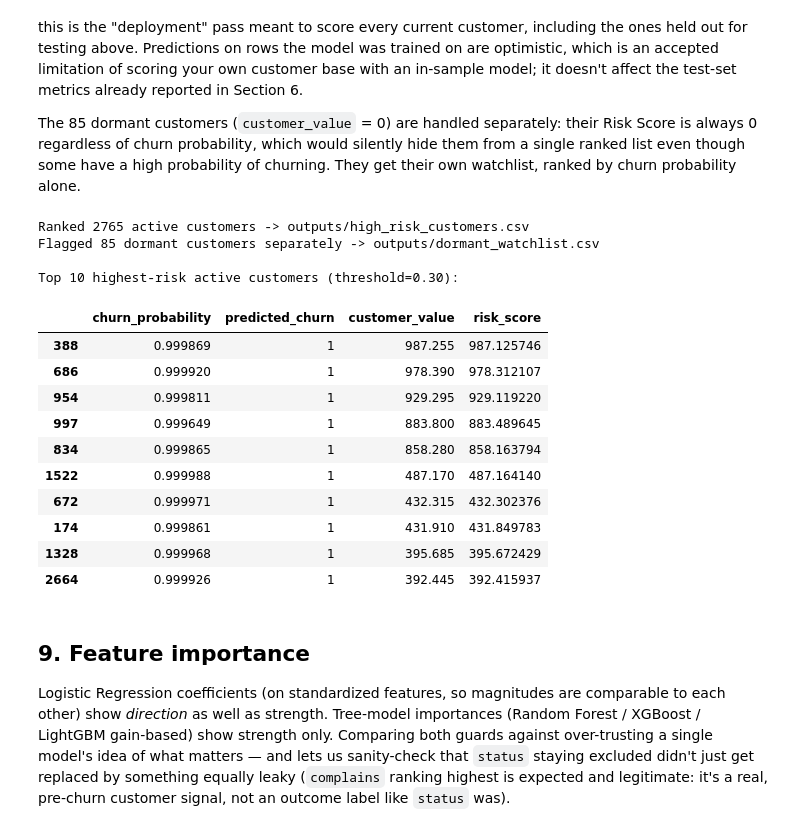
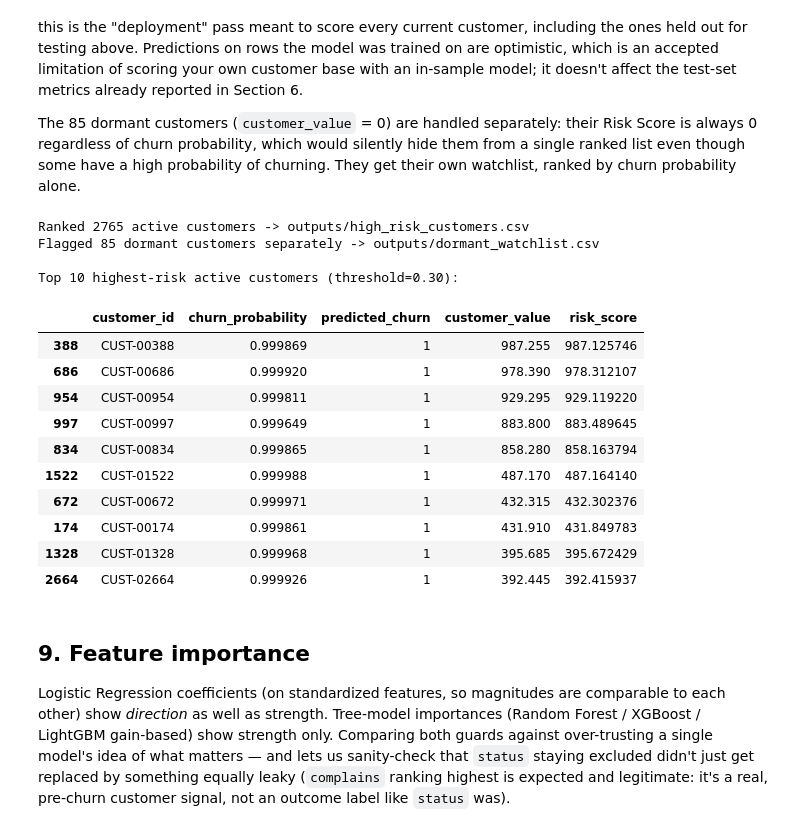
Before and after one commit to umunnaprecious2-prog/Customer-Churn-Prediction, a Jupyter notebook: Customer_Churn_Analysis.ipynb, the cells around one changed output. Cells and saved outputs as stored; diff of their text form; code cells hidden in the pictures.

```diff
--- a/Customer_Churn_Analysis.ipynb
+++ b/Customer_Churn_Analysis.ipynb
@@ -486,41 +486,46 @@ The 85 dormant customers (`customer_value` = 0) are handled separately: their Ri
 # %%
 from sklearn.base import clone
 
 # Refit the winning model type on the full dataset for deployment-style scoring
 deployment_pipeline = clone(best_pipeline)
 deployment_pipeline.fit(X, y)
 
 risk_df = df.copy()
+# The source data has no customer ID column at all -- a ranked list is not
+# actionable without one, so assign a stable synthetic ID from the cleaned
+# dataframe's row position before any sorting happens.
+risk_df.insert(0, "customer_id", [f"CUST-{i:05d}" for i in risk_df.index])
+
 risk_df["churn_probability"] = deployment_pipeline.predict_proba(X)[:, 1]
 risk_df["predicted_churn"] = (risk_df["churn_probability"] >= recommended_threshold).astype(int)
 risk_df["risk_score"] = risk_df["churn_probability"] * risk_df["customer_value"]
 
 active_customers = risk_df[risk_df["is_dormant"] == 0].sort_values("risk_score", ascending=False)
 dormant_watchlist = risk_df[risk_df["is_dormant"] == 1].sort_values("churn_probability", ascending=False)
 
 active_customers.to_csv(OUTPUTS_DIR / "high_risk_customers.csv", index=False)
 dormant_watchlist.to_csv(OUTPUTS_DIR / "dormant_watchlist.csv", index=False)
 
 print(f"Ranked {len(active_customers)} active customers -> outputs/high_risk_customers.csv")
 print(f"Flagged {len(dormant_watchlist)} dormant customers separately -> outputs/dormant_watchlist.csv")
 print(f"\nTop 10 highest-risk active customers (threshold={recommended_threshold:.2f}):")
-active_customers[["churn_probability", "predicted_churn", "customer_value", "risk_score"]].head(10)
+active_customers[["customer_id", "churn_probability", "predicted_churn", "customer_value", "risk_score"]].head(10)
 # %% [output]
 Ranked 2765 active customers -> outputs/high_risk_customers.csv
 Flagged 85 dormant customers separately -> outputs/dormant_watchlist.csv
 
 Top 10 highest-risk active customers (threshold=0.30):
-|  | churn_probability | predicted_churn | customer_value | risk_score |
-| 388 | 0.999869 | 1 | 987.255 | 987.125746 |
-| 686 | 0.999920 | 1 | 978.390 | 978.312107 |
-| 954 | 0.999811 | 1 | 929.295 | 929.119220 |
-| 997 | 0.999649 | 1 | 883.800 | 883.489645 |
-| 834 | 0.999865 | 1 | 858.280 | 858.163794 |
-| 1522 | 0.999988 | 1 | 487.170 | 487.164140 |
-| 672 | 0.999971 | 1 | 432.315 | 432.302376 |
-| 174 | 0.999861 | 1 | 431.910 | 431.849783 |
-| 1328 | 0.999968 | 1 | 395.685 | 395.672429 |
-| 2664 | 0.999926 | 1 | 392.445 | 392.415937 |
+|  | customer_id | churn_probability | predicted_churn | customer_value | risk_score |
+| 388 | CUST-00388 | 0.999869 | 1 | 987.255 | 987.125746 |
+| 686 | CUST-00686 | 0.999920 | 1 | 978.390 | 978.312107 |
+| 954 | CUST-00954 | 0.999811 | 1 | 929.295 | 929.119220 |
+| 997 | CUST-00997 | 0.999649 | 1 | 883.800 | 883.489645 |
+| 834 | CUST-00834 | 0.999865 | 1 | 858.280 | 858.163794 |
+| 1522 | CUST-01522 | 0.999988 | 1 | 487.170 | 487.164140 |
+| 672 | CUST-00672 | 0.999971 | 1 | 432.315 | 432.302376 |
+| 174 | CUST-00174 | 0.999861 | 1 | 431.910 | 431.849783 |
+| 1328 | CUST-01328 | 0.999968 | 1 | 395.685 | 395.672429 |
+| 2664 | CUST-02664 | 0.999926 | 1 | 392.445 | 392.415937 |
 # %% [markdown]
 ## 9. Feature importance
 
```
Also changed, not shown: parts of 1 cell of this notebook, 3 other files.
